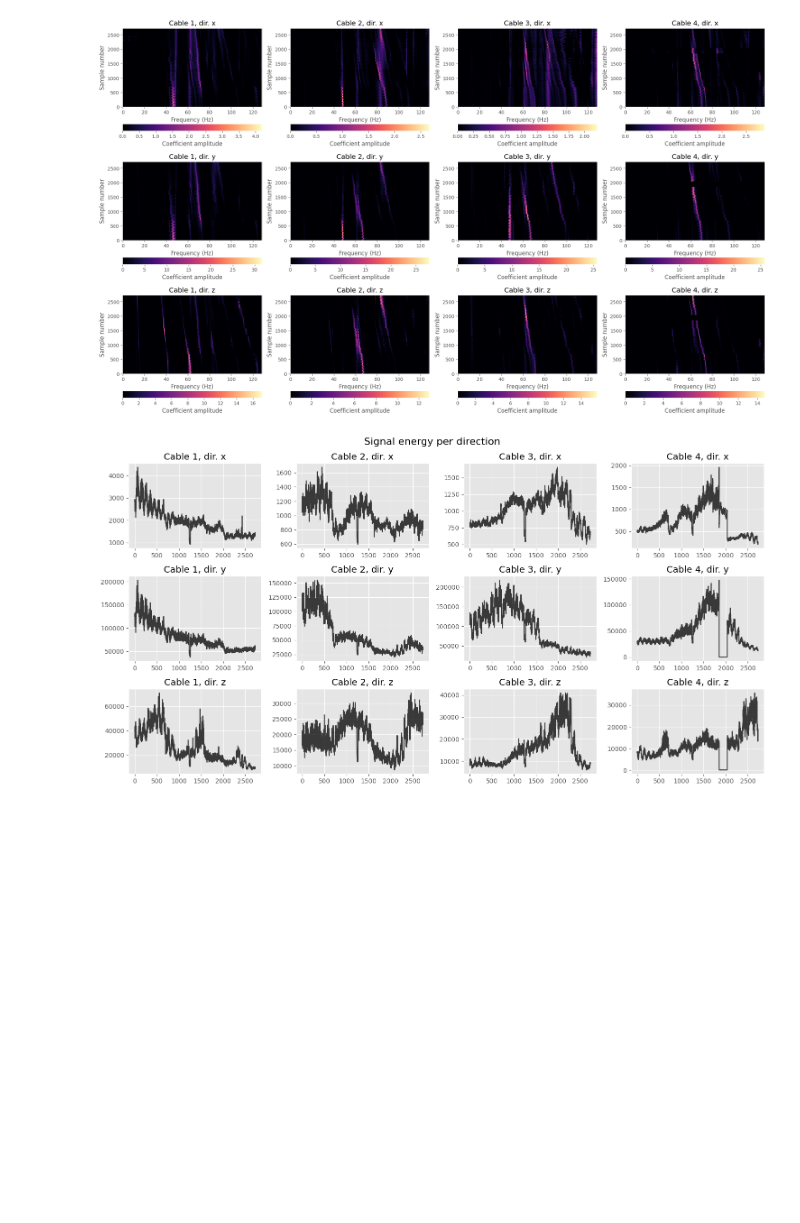
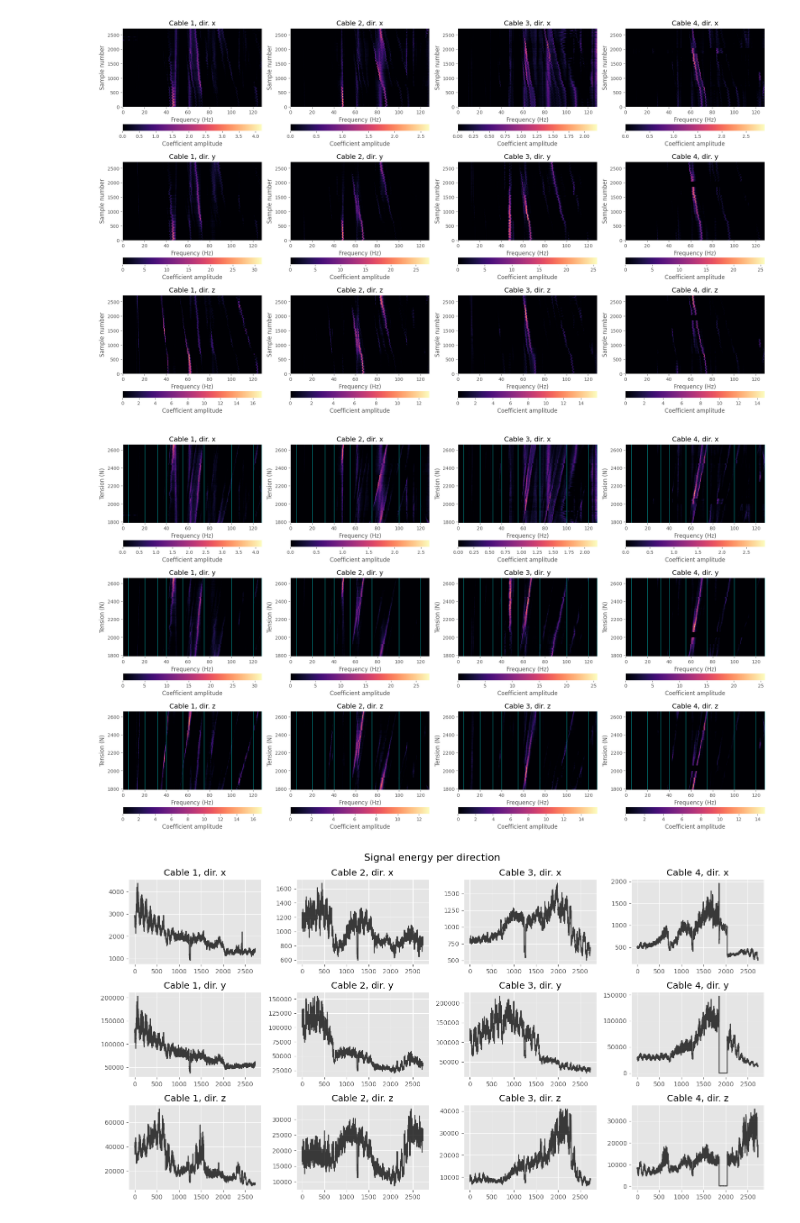
Before and after one commit to eduardocoraca/transmission-tower-monitoring, a Jupyter notebook: notebooks/1_dataset1_visualization.ipynb, the cells around one changed output. Saved outputs shown, nothing was run; the diff lists cells and outputs as text; code cells hidden in the pictures; blank space fills up the shorter version.

```diff
--- a/notebooks/1_dataset1_visualization.ipynb
+++ b/notebooks/1_dataset1_visualization.ipynb
@@ -66,6 +66,21 @@ dates = [sample.sampled_at for sample in sample_list]
 dct_per_cable = []
 for cable in [0,1,2,3]:
     dct_per_cable.append({d: np.array([get_band_data(sample[cable][d].get()[1], window=64, fun="abs-mean") for sample in sample_list]) for d in ["x","y","z"]})
+# %%
+band_limits = [
+    0,
+    5,
+    20,
+    32,
+    40,
+    55,
+    75,
+    100,
+    120,
+    128
+]
+
+band_pairs = [(band_limits[i], band_limits[i+1]) for i in range(len(band_limits)-1)]
 # %%
 min_x = 0
 max_x = len(tensions)
@@ -88,6 +103,33 @@ for d in ["x","y","z"]:
 fig.tight_layout()
 # %% [output]
 [figure]
+# %%
+# tension instead of sample number
+
+min_x = 0
+max_x = len(tensions)
+
+f = np.linspace(0, 128, dct_per_cable[0]["x"].shape[1])
+#t = np.linspace(0, dct_per_cable[0]["x"].shape[0], dct_per_cable[0]["x"].shape[0])
+t = np.array(tensions)
+
+fig = plt.figure(figsize=(20,12))
+cont = 1
+for d in ["x","y","z"]:
+    for cable in [0,1,2,3]:
+        ax = fig.add_subplot(3, 4, cont)
+        ax.set_title(f"Cable {cable+1}, dir. {d}")
+        pc = ax.pcolormesh(f, t, np.abs(dct_per_cable[cable][d]), cmap="magma")
+        ax.set_xlabel("Frequency (Hz)")
+        ax.set_ylabel("Tension (N)")
+        fig.colorbar(pc, location="bottom", label="Coefficient amplitude")
+        cont += 1
+        for pair in band_pairs:
+            plt.axvline(pair[1], color="cyan", linewidth=0.5)
+
+fig.tight_layout()
+# %% [output]
+[figure, added]
 # %%
 en_per_cable = {}
 
```
Also changed, not shown: 11 other files.
